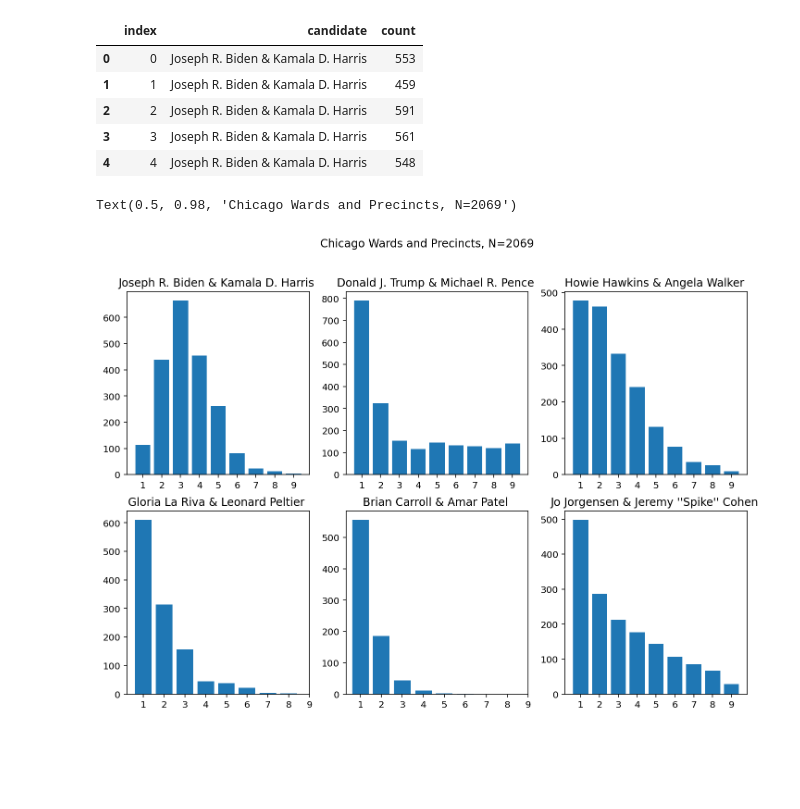
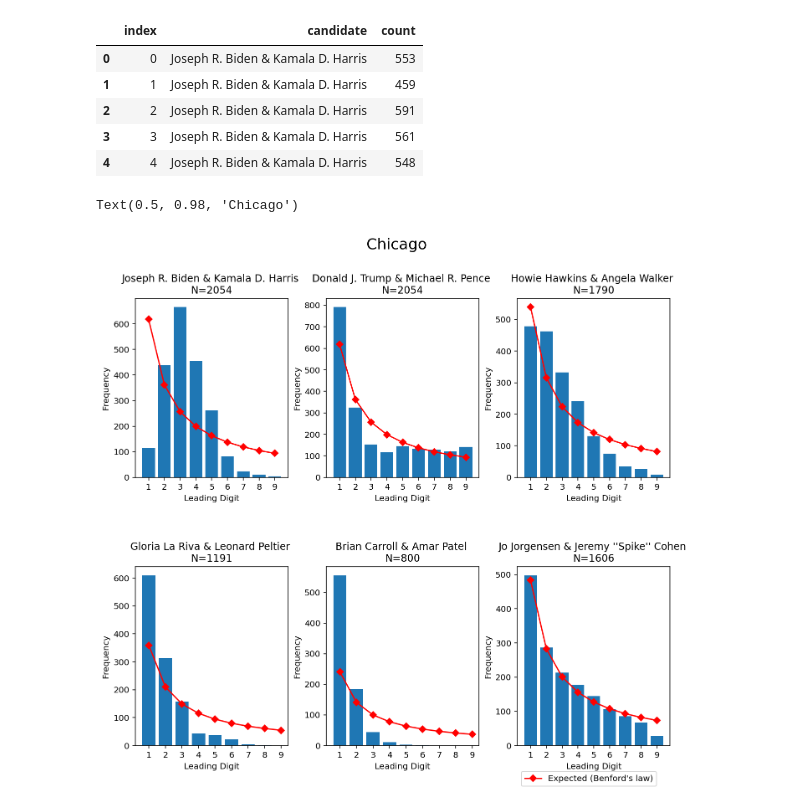
Before and after one commit to cjph8914/2020_benfords, a Jupyter notebook: Chicago_Wards_Precincts_Benfords_Data.ipynb, the cells around one changed output. Drawn from its saved outputs; the diff is of its cells as text; code cells hidden in the pictures; blank space fills up the shorter version.

```diff
--- a/Chicago_Wards_Precincts_Benfords_Data.ipynb
+++ b/Chicago_Wards_Precincts_Benfords_Data.ipynb
@@ -11,9 +11,9 @@ import pandas as pd
 import requests
 
 # Data downloaded as excel from https://chicagoelections.gov/en/election-results-specifics.asp
-# and saved as csv to chicago_dataexport.csv
+# and saved as csv to dataexport.csv
 
-data = pd.read_csv('chicago_dataexport.csv', skiprows=10)
+data = pd.read_csv('dataexport.csv', skiprows=10)
 data = data.dropna()
 data = data[~(data['Precinct'].isin(['Total', 'Precinct']))]
 # %%
@@ -57,26 +57,41 @@ unstacked_data.head()
 | 4 | 4 | Joseph R. Biden & Kamala D. Harris | 548 |
 # %%
 
-fig, axs = plt.subplots(2, 3, figsize=(12, 8))
+fig, axs = plt.subplots(2, 3, figsize=(12, 10))
+fig.tight_layout(rect=[0.1, 0.1, 0.9, 0.9])
+plt.subplots_adjust(hspace=0.5, wspace=0.25)
+
 axs = np.array(axs).flatten()
 candidates = unstacked_data.candidate.unique()
+
+# benford's law
+digit = np.arange(1, 10)
 
 for i in range(len(axs)):
 
     ax = axs[i]
     candidate = candidates[i]
+
+    N = len(data[data[candidate].astype(int) > 0])
+    expected = np.log10(1 + 1/digit)*N
+
     cur_data = unstacked_data
     cur_data = cur_data.groupby(['candidate', 'index']).sum()
     digits = cur_data.loc[candidate]['count'].astype(str).str[0].astype(int)
     digits = digits[digits > 0]
 
     v = digits.value_counts()
     ax.bar(v.index, v.values)
     ax.set_xticks(range(1, 10))
 
-    ax.set_title("%s" % (candidate))
+    ax.plot(digit, expected, marker='D', color='red', label='Expected (Benford\'s law)')
 
-plt.suptitle("Chicago Wards and Precincts, N=%d" % len(data))
+    ax.set_title("%s\nN=%d" % (candidate, N))
+    ax.set_xlabel("Leading Digit")
+    ax.set_ylabel("Frequency")
+
+plt.legend(loc=3, bbox_to_anchor=(0.0, -0.25))
+plt.suptitle("Chicago", fontsize=18)
 # %% [output]
-Text(0.5, 0.98, 'Chicago Wards and Precincts, N=2069')
+Text(0.5, 0.98, 'Chicago')
-[figure, old version]
+[figure, new version]
```
Also changed, not shown: 3 other files.
